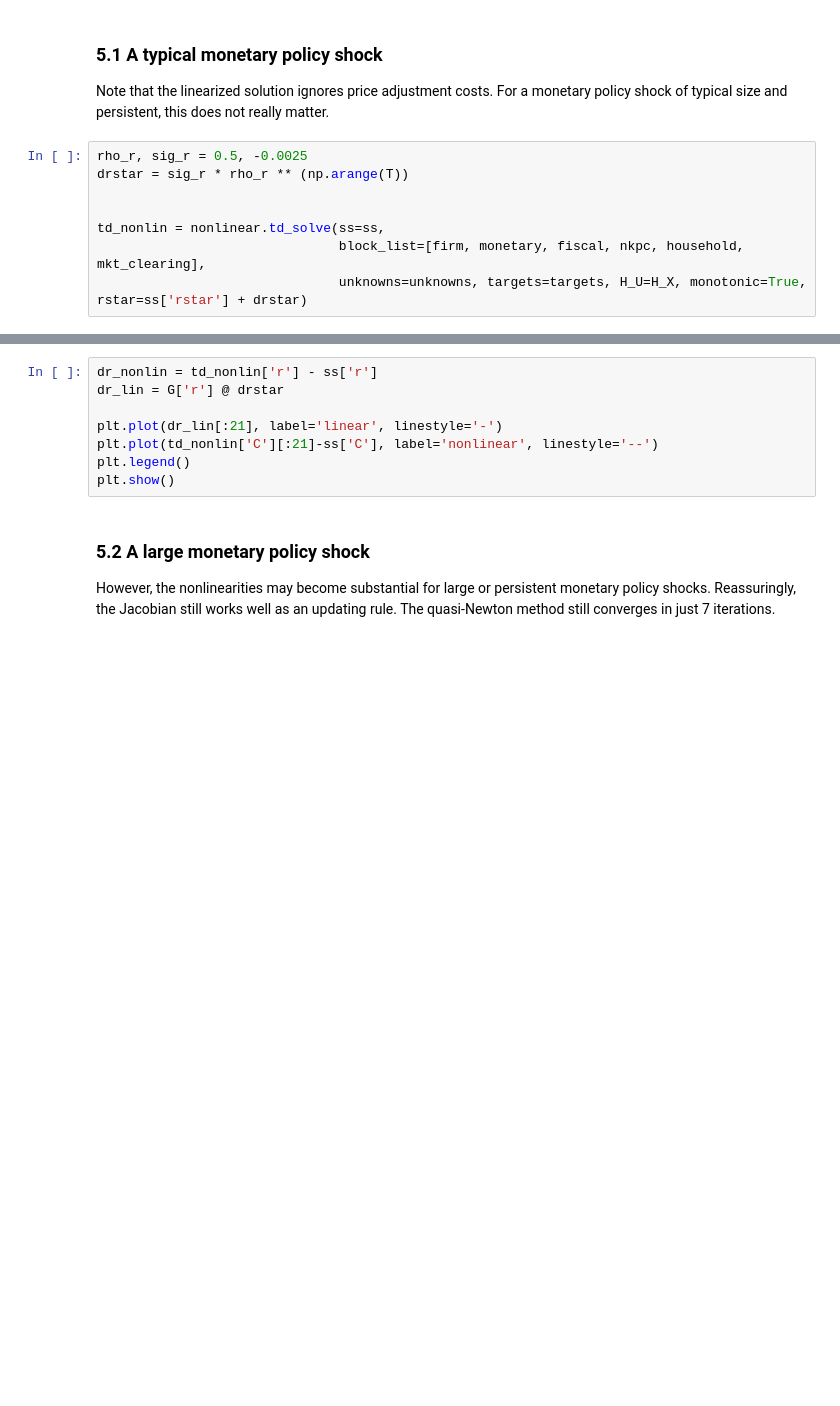
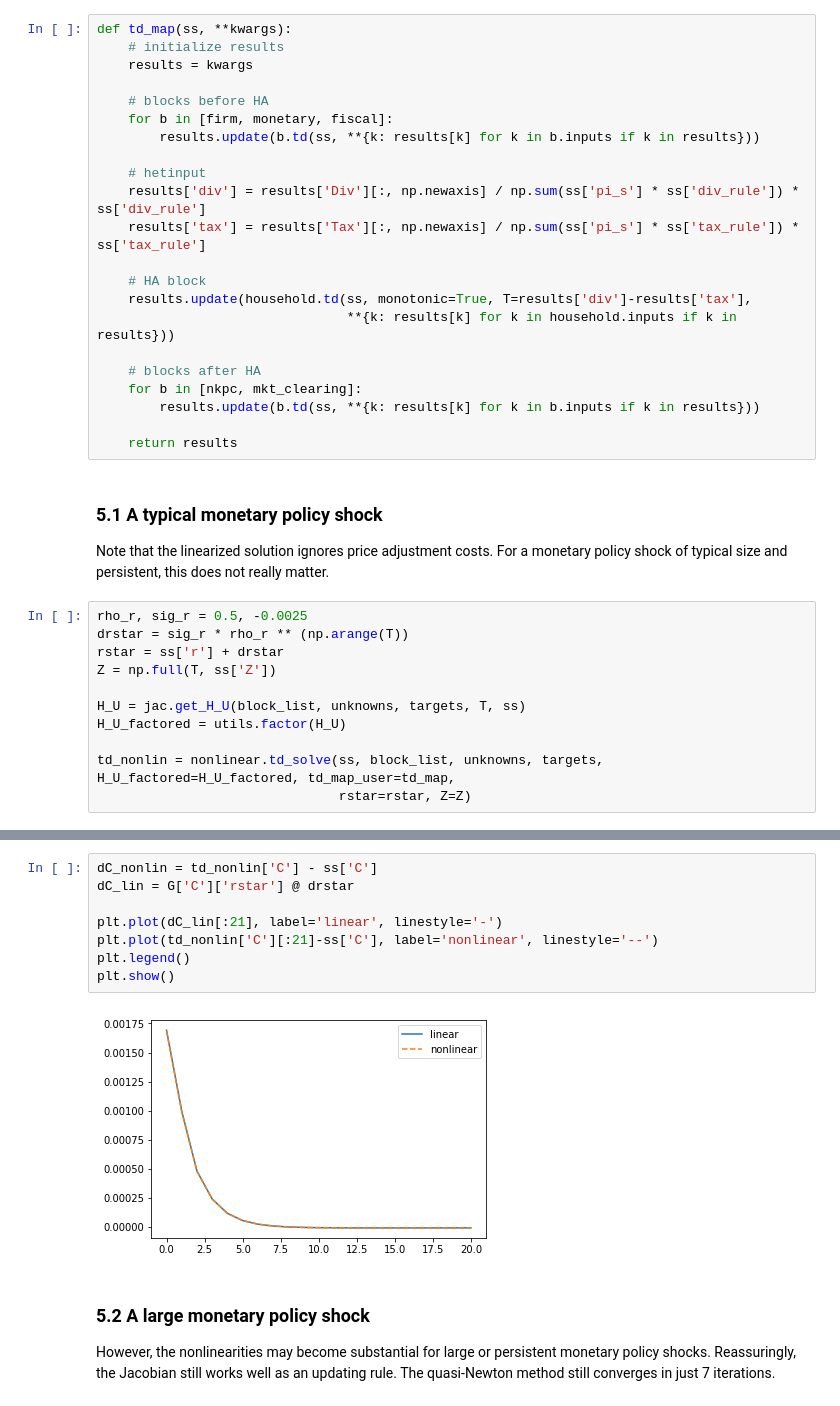
Before and after one commit to shade-econ/sequence-jacobian, a Jupyter notebook: hank.ipynb, the cells around one changed output, grey strips where cells are left out. Drawn from its saved outputs; the diff is of its cells as text; blank space fills up the shorter version.

Commit message:
Nonlinear solver with user-supplied td map.

```diff
--- a/hank.ipynb
+++ b/hank.ipynb
@@ -432,11 +398,36 @@ nkpc_res, asset_mkt, labor_mkt, td = td_map(ss, pi, w, Y, ss['r'] + drstar, np.f
+# %%
+def td_map(ss, **kwargs):
+    # initialize results
+    results = kwargs
+
+    # blocks before HA
+    for b in [firm, monetary, fiscal]:
+        results.update(b.td(ss, **{k: results[k] for k in b.inputs if k in results}))
+
+    # hetinput
+    results['div'] = results['Div'][:, np.newaxis] / np.sum(ss['pi_s'] * ss['div_rule']) * ss['div_rule']
+    results['tax'] = results['Tax'][:, np.newaxis] / np.sum(ss['pi_s'] * ss['tax_rule']) * ss['tax_rule']
+
+    # HA block
+    results.update(household.td(ss, monotonic=True, T=results['div']-results['tax'],
+                                **{k: results[k] for k in household.inputs if k in results}))
+
+    # blocks after HA
+    for b in [nkpc, mkt_clearing]:
+        results.update(b.td(ss, **{k: results[k] for k in b.inputs if k in results}))
+
+    return results
 # %% [markdown]
 ### 5.1 A typical monetary policy shock
 Note that the linearized solution ignores price adjustment costs. For a monetary policy shock of typical size and persistent, this does not really matter.
 # %%
 rho_r, sig_r = 0.5, -0.0025
 drstar = sig_r * rho_r ** (np.arange(T))
+rstar = ss['r'] + drstar
+Z = np.full(T, ss['Z'])
 
+H_U = jac.get_H_U(block_list, unknowns, targets, T, ss)
+H_U_factored = utils.factor(H_U)
 
-td_nonlin = nonlinear.td_solve(ss=ss,
-                               block_list=[firm, monetary, fiscal, nkpc, household, mkt_clearing],
-                               unknowns=unknowns, targets=targets, H_U=H_X, monotonic=True, rstar=ss['rstar'] + drstar)
+td_nonlin = nonlinear.td_solve(ss, block_list, unknowns, targets, H_U_factored=H_U_factored, td_map_user=td_map,
+                               rstar=rstar, Z=Z)
@@ -443,11 +455,13 @@ td_nonlin = nonlinear.td_solve(ss=ss,
 # %%
-dr_nonlin = td_nonlin['r'] - ss['r']
-dr_lin = G['r'] @ drstar
+dC_nonlin = td_nonlin['C'] - ss['C']
+dC_lin = G['C']['rstar'] @ drstar
 
-plt.plot(dr_lin[:21], label='linear', linestyle='-')
+plt.plot(dC_lin[:21], label='linear', linestyle='-')
 plt.plot(td_nonlin['C'][:21]-ss['C'], label='nonlinear', linestyle='--')
 plt.legend()
 plt.show()
+# %% [output]
+[figure, added]
 # %% [markdown]
 ### 5.2 A large monetary policy shock
 However, the nonlinearities may become substantial for large or persistent monetary policy shocks. Reassuringly, the Jacobian still works well as an updating rule. The quasi-Newton method still converges in just 7 iterations.
```
Also changed, not shown: parts of 54 cells of this notebook, 5 other files.
